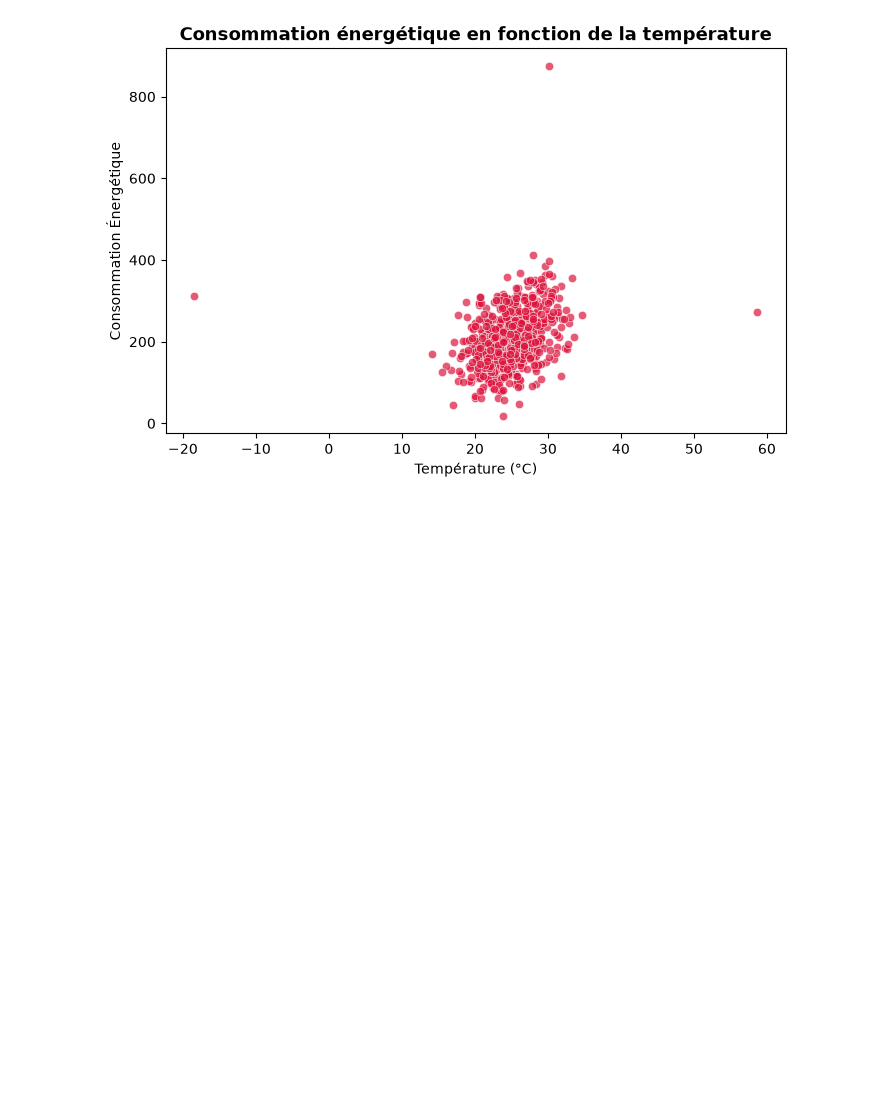
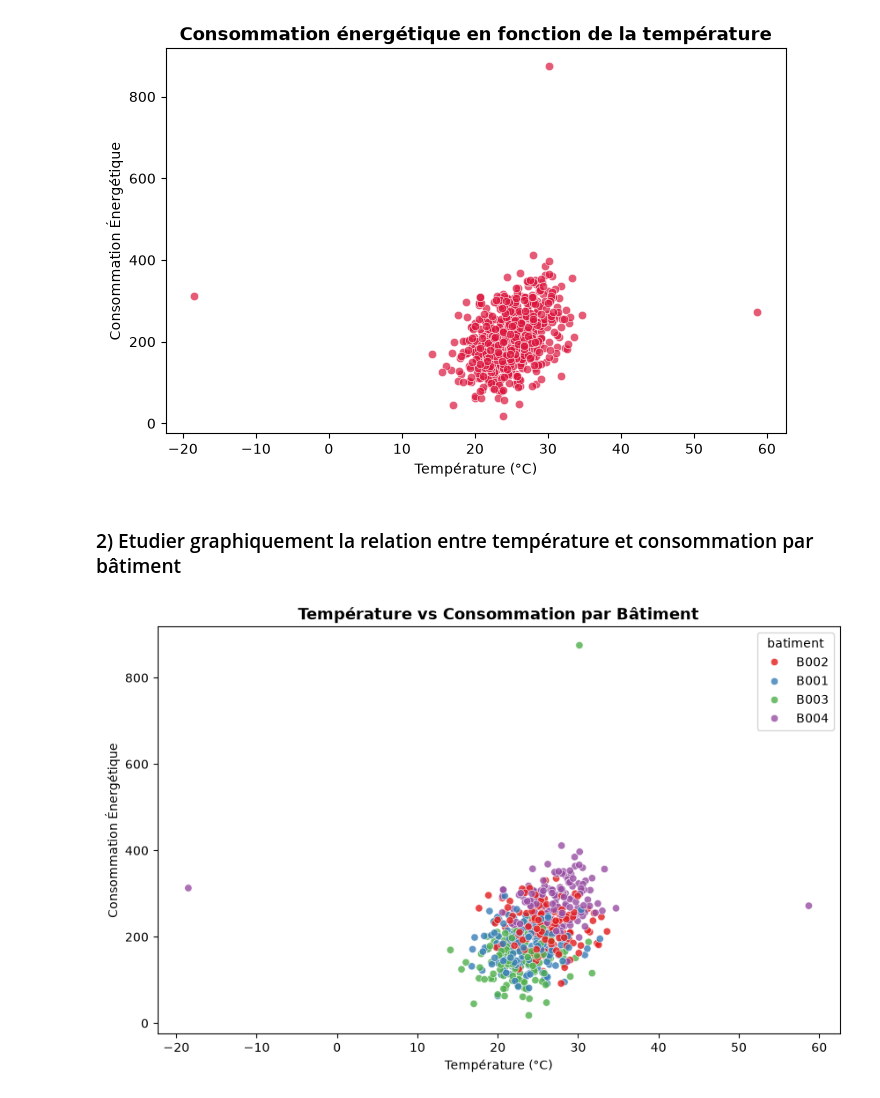
Before and after one commit to DIOPBARHAM/atelier_seaborn_iot, a Jupyter notebook: notebooks/atelier_seaborn_iot.ipynb, the cells around one changed output. Saved outputs shown, nothing was run; the diff lists cells and outputs as text; code cells hidden in the pictures; blank space fills up the shorter version.

Commit message:
2) Etudier graphiquement la relation entre température et consommation par bâtiment

```diff
--- a/notebooks/atelier_seaborn_iot.ipynb
+++ b/notebooks/atelier_seaborn_iot.ipynb
@@ -317,3 +317,17 @@ plt.ylabel("Consommation Énergétique")
 plt.show()
 # %% [output]
 [figure]
+# %% [markdown]
+### 2) Etudier graphiquement la relation entre température et consommation par bâtiment
+# %%
+plt.figure(figsize=(10, 6))
+
+# On colorie les points par bâtiment pour distinguer le comportement énergétique de chacun d'eux
+sns.scatterplot(data=df, x='temperature', y='consommation', hue='batiment', palette='Set1', alpha=0.8)
+
+plt.title("Température vs Consommation par Bâtiment", fontsize=13, fontweight='bold')
+plt.xlabel("Température (°C)")
+plt.ylabel("Consommation Énergétique")
+plt.show()
+# %% [output]
+[figure, added]
```
